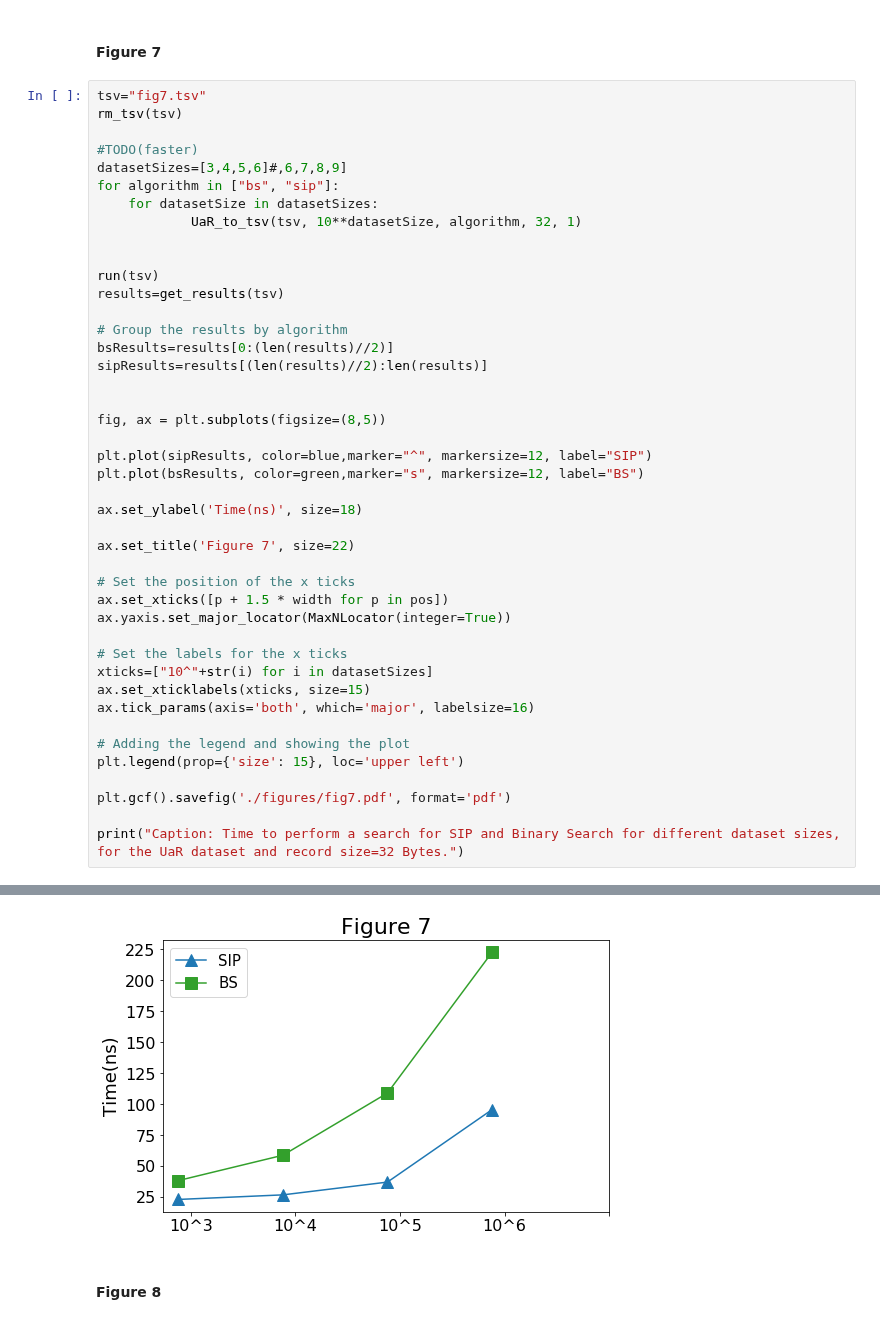
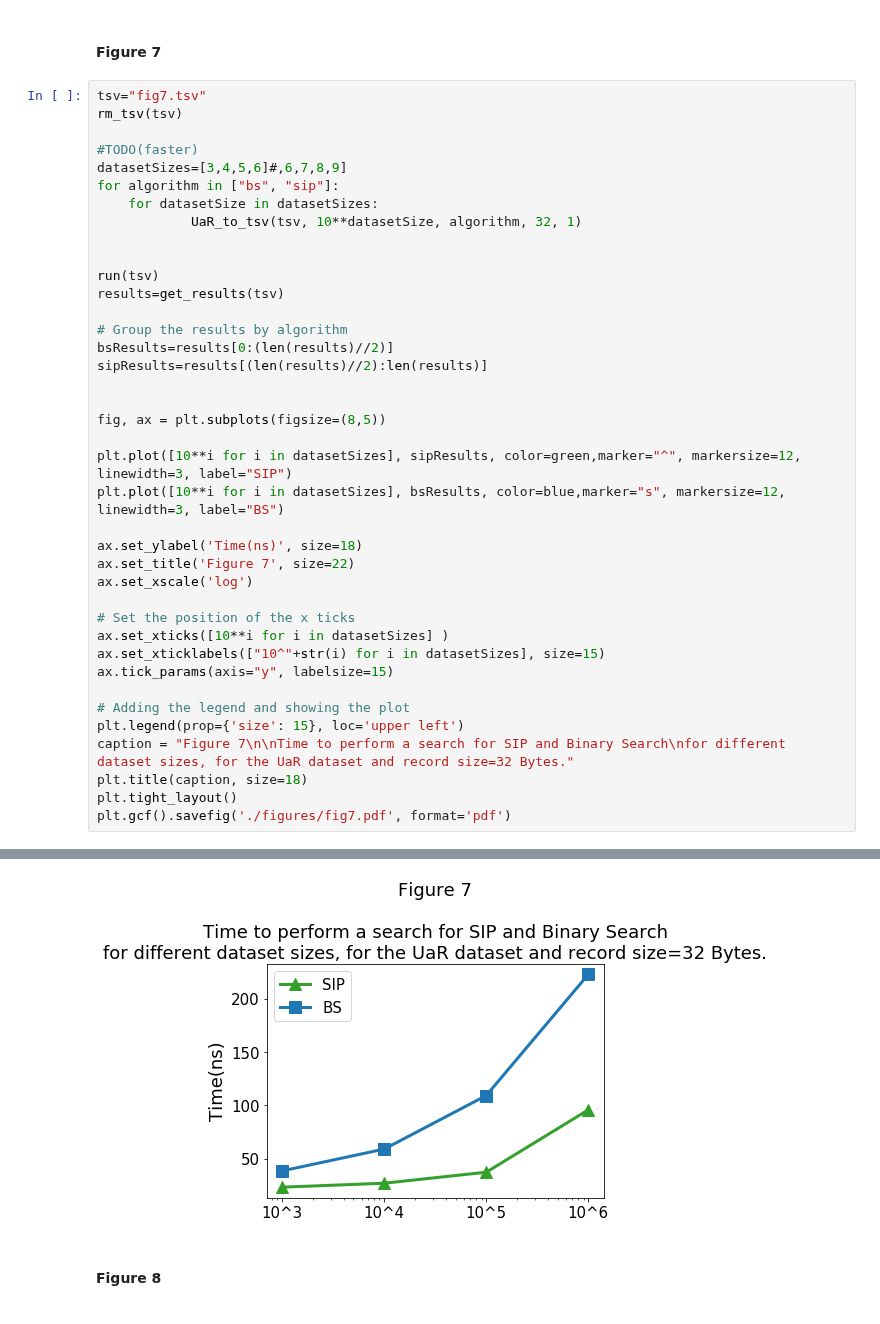
Before and after one commit to UWHustle/Efficiently-Searching-In-Memory-Sorted-Arrays, a Jupyter notebook: reproduce_experiments/Reproducibility.ipynb, the cells around one changed output, grey strips where cells are left out. Cells and saved outputs as stored; diff of their text form.

```diff
--- a/reproduce_experiments/Reproducibility.ipynb
+++ b/reproduce_experiments/Reproducibility.ipynb
@@ -407,28 +402,24 @@ sipResults=results[(len(results)//2):len(results)]
 
 fig, ax = plt.subplots(figsize=(8,5))
 
-plt.plot(sipResults, color=blue,marker="^", markersize=12, label="SIP")
-plt.plot(bsResults, color=green,marker="s", markersize=12, label="BS")
+plt.plot([10**i for i in datasetSizes], sipResults, color=green,marker="^", markersize=12, linewidth=3, label="SIP")
+plt.plot([10**i for i in datasetSizes], bsResults, color=blue,marker="s", markersize=12, linewidth=3, label="BS")
 
 ax.set_ylabel('Time(ns)', size=18)
-
 ax.set_title('Figure 7', size=22)
+ax.set_xscale('log')
 
 # Set the position of the x ticks
-ax.set_xticks([p + 1.5 * width for p in pos])
-ax.yaxis.set_major_locator(MaxNLocator(integer=True))
-
-# Set the labels for the x ticks
-xticks=["10^"+str(i) for i in datasetSizes]
-ax.set_xticklabels(xticks, size=15)
-ax.tick_params(axis='both', which='major', labelsize=16)
+ax.set_xticks([10**i for i in datasetSizes] )
+ax.set_xticklabels(["10^"+str(i) for i in datasetSizes], size=15)
+ax.tick_params(axis="y", labelsize=15)
 
 # Adding the legend and showing the plot
 plt.legend(prop={'size': 15}, loc='upper left')
-
+caption = "Figure 7\n\nTime to perform a search for SIP and Binary Search\nfor different dataset sizes, for the UaR dataset and record size=32 Bytes."
+plt.title(caption, size=18)
+plt.tight_layout()
 plt.gcf().savefig('./figures/fig7.pdf', format='pdf')
-
-print("Caption: Time to perform a search for SIP and Binary Search for different dataset sizes, for the UaR dataset and record size=32 Bytes.")
 # %% [output]
 This tsv has been already executed and the results have been saved.
 If you want to rerun the experiments please delete the file: fig7.tsv.out
@@ -436,4 +426,4 @@ Caption: Time to perform a search for SIP and Binary Search for different datase
-[figure, old version]
+[figure, new version]
 # %% [markdown]
 #### Figure 8
 # %%
```
Also changed, not shown: parts of 17 cells of this notebook, 3 other files.
